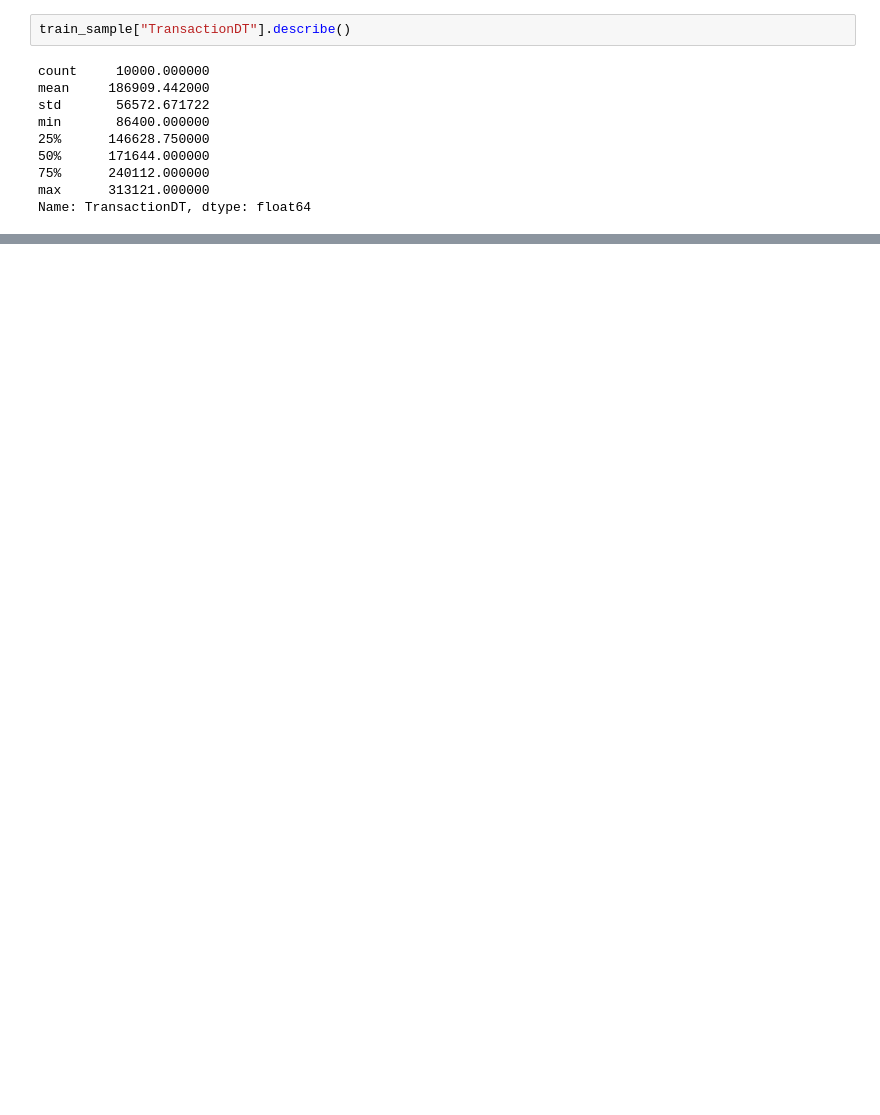
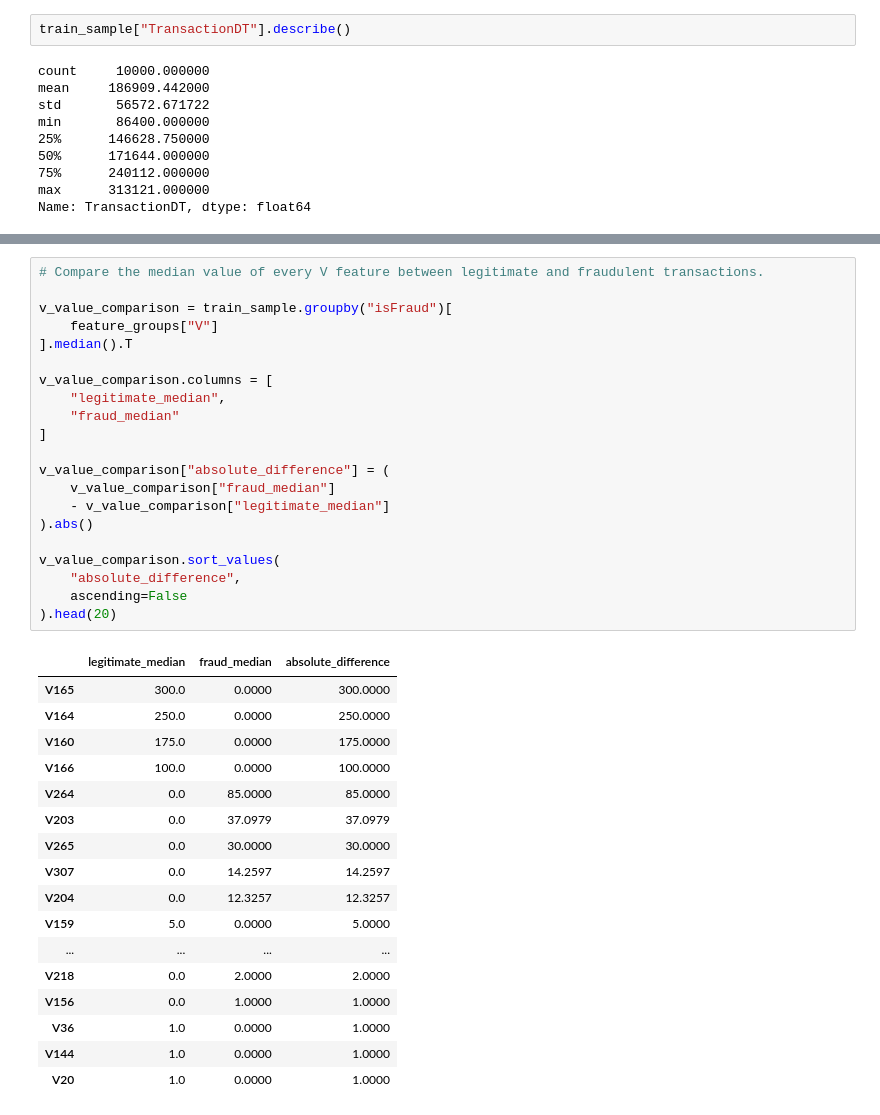
Before and after one commit to nileshkatuwal/fraud-detection-risk-scoring, a Jupyter notebook: notebooks/01_data_understanding.ipynb, the cells around one changed output, grey strips where cells are left out. Cells and saved outputs as stored; diff of their text form; blank space fills up the shorter version.

```diff
--- a/notebooks/01_data_understanding.ipynb
+++ b/notebooks/01_data_understanding.ipynb
@@ -714,0 +936,39 @@ train_sample.drop(
+# %%
+# Compare the median value of every V feature between legitimate and fraudulent transactions.
+
+v_value_comparison = train_sample.groupby("isFraud")[
+    feature_groups["V"]
+].median().T
+
+v_value_comparison.columns = [
+    "legitimate_median",
+    "fraud_median"
+]
+
+v_value_comparison["absolute_difference"] = (
+    v_value_comparison["fraud_median"]
+    - v_value_comparison["legitimate_median"]
+).abs()
+
+v_value_comparison.sort_values(
+    "absolute_difference",
+    ascending=False
+).head(20)
+# %% [output]
+|  | legitimate_median | fraud_median | absolute_difference |
+| V165 | 300.0 | 0.0000 | 300.0000 |
+| V164 | 250.0 | 0.0000 | 250.0000 |
+| V160 | 175.0 | 0.0000 | 175.0000 |
+| V166 | 100.0 | 0.0000 | 100.0000 |
+| V264 | 0.0 | 85.0000 | 85.0000 |
+| V203 | 0.0 | 37.0979 | 37.0979 |
+| V265 | 0.0 | 30.0000 | 30.0000 |
+| V307 | 0.0 | 14.2597 | 14.2597 |
+| V204 | 0.0 | 12.3257 | 12.3257 |
+| V159 | 5.0 | 0.0000 | 5.0000 |
+| ... | ... | ... | ... |
+| V218 | 0.0 | 2.0000 | 2.0000 |
+| V156 | 0.0 | 1.0000 | 1.0000 |
+| V36 | 1.0 | 0.0000 | 1.0000 |
+| V144 | 1.0 | 0.0000 | 1.0000 |
+| V20 | 1.0 | 0.0000 | 1.0000 |
```
Also changed, not shown: parts of 30 cells of this notebook.
